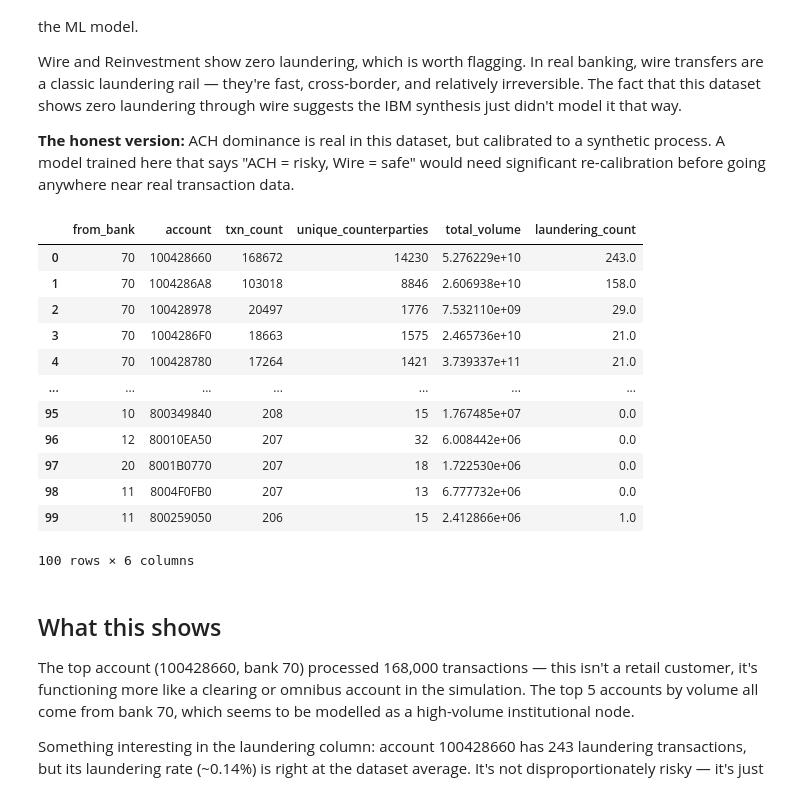
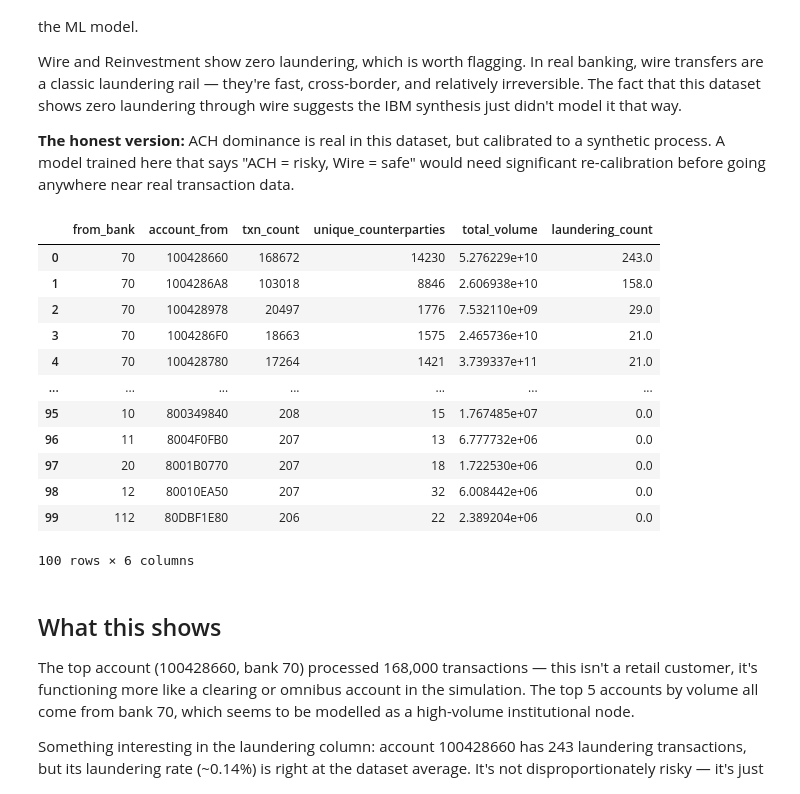
Before and after one commit to abyudh-kattemane/fincrime-sentinel, a Jupyter notebook: notebooks/01_eda.ipynb, the cells around one changed output. Cells and saved outputs as stored; diff of their text form; code cells hidden in the pictures.

Commit message:
fix(eda): rename account/account_1 to account_from/account_to at ingestion

```diff
--- a/notebooks/01_eda.ipynb
+++ b/notebooks/01_eda.ipynb
@@ -649,19 +660,19 @@ need significant re-calibration before going anywhere near real transaction data
 # %%
 con.execute("""
     SELECT
         from_bank,
-        account,
+        account_from,
         COUNT(*) AS txn_count,
-        COUNT(DISTINCT account_1) AS unique_counterparties,
+        COUNT(DISTINCT account_to) AS unique_counterparties,
         SUM(amount_paid) AS total_volume,
         SUM(is_laundering) AS laundering_count
     FROM transactions
-    GROUP BY from_bank, account
+    GROUP BY from_bank, account_from
     ORDER BY txn_count DESC
     LIMIT 100
 """).df()
 # %% [output]
-|  | from_bank | account | txn_count | unique_counterparties | total_volume | laundering_count |
+|  | from_bank | account_from | txn_count | unique_counterparties | total_volume | laundering_count |
 | 0 | 70 | 100428660 | 168672 | 14230 | 5.276229e+10 | 243.0 |
 | 1 | 70 | 1004286A8 | 103018 | 8846 | 2.606938e+10 | 158.0 |
 | 2 | 70 | 100428978 | 20497 | 1776 | 7.532110e+09 | 29.0 |
@@ -669,10 +680,10 @@ con.execute("""
 | 4 | 70 | 100428780 | 17264 | 1421 | 3.739337e+11 | 21.0 |
 | ... | ... | ... | ... | ... | ... | ... |
 | 95 | 10 | 800349840 | 208 | 15 | 1.767485e+07 | 0.0 |
-| 96 | 12 | 80010EA50 | 207 | 32 | 6.008442e+06 | 0.0 |
+| 96 | 11 | 8004F0FB0 | 207 | 13 | 6.777732e+06 | 0.0 |
 | 97 | 20 | 8001B0770 | 207 | 18 | 1.722530e+06 | 0.0 |
-| 98 | 11 | 8004F0FB0 | 207 | 13 | 6.777732e+06 | 0.0 |
-| 99 | 11 | 800259050 | 206 | 15 | 2.412866e+06 | 1.0 |
+| 98 | 12 | 80010EA50 | 207 | 32 | 6.008442e+06 | 0.0 |
+| 99 | 112 | 80DBF1E80 | 206 | 22 | 2.389204e+06 | 0.0 |
 100 rows × 6 columns
 # %% [markdown]
 ## What this shows
```
Also changed, not shown: parts of 6 cells of this notebook.
